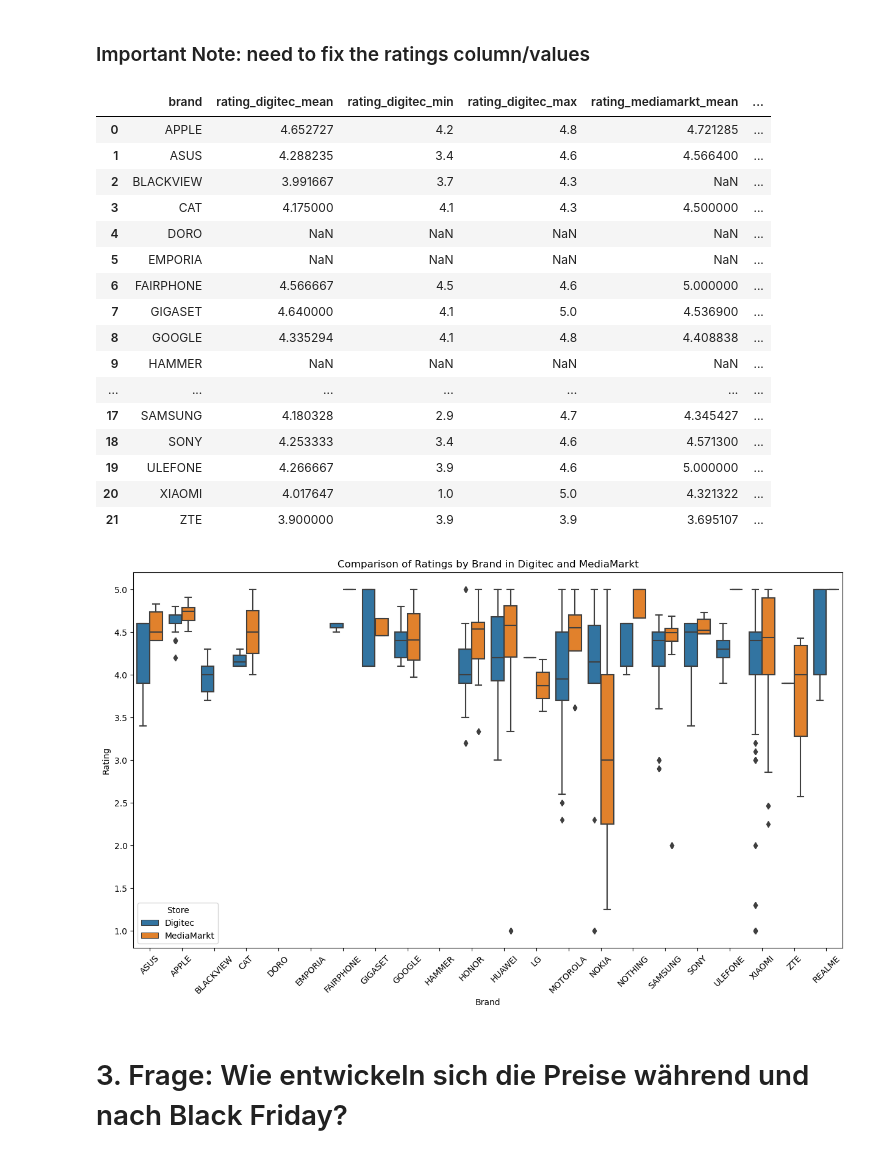
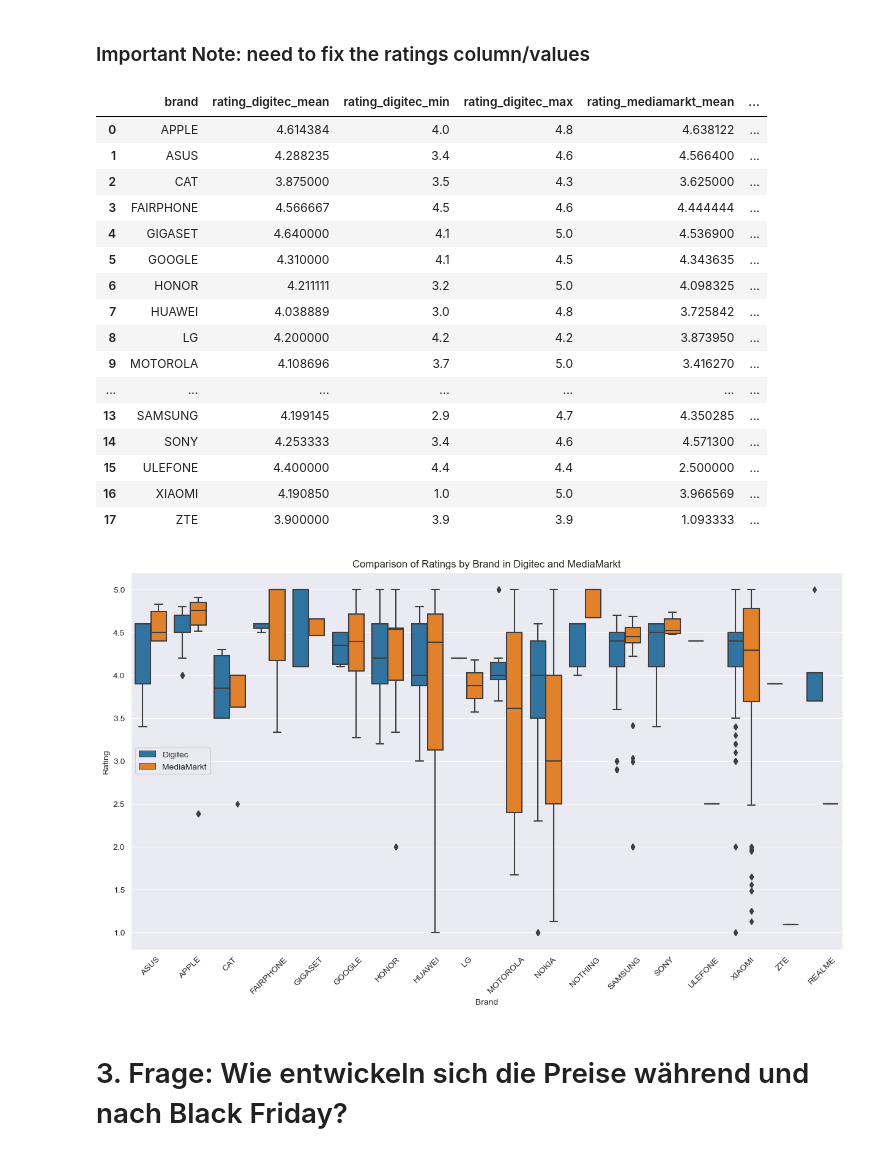
Before and after one commit to rportm/cip_project, a Jupyter notebook: data_analysis.ipynb, the cells around one changed output. Saved outputs shown, nothing was run; the diff lists cells and outputs as text; code cells hidden in the pictures.

Commit message:
black friday analysis changed

```diff
--- a/data_analysis.ipynb
+++ b/data_analysis.ipynb
@@ -91,10 +128,14 @@ Note: need to convert/remove 0 star ratings from mediamarkt ratings
 # %%
 #convert rating to numeric
 df['rating_digitec'] = pd.to_numeric(df['rating_digitec'], errors='coerce')
+
+#drop the rows with 0 star ratings (contain NA in digitect, 0 in mediamarkt)
+df_ratings = df.dropna(subset=['rating_digitec']).copy()
+df_ratings = df_ratings[df_ratings['rating_mediamarkt'] >= 1].copy()
 # %% [markdown]
 ### Important Note: need to fix the ratings column/values
 # %%
-df.groupby(['brand'], as_index=False).aggregate(
+df_ratings.groupby(['brand'], as_index=False).aggregate(
     rating_digitec_mean=('rating_digitec', 'mean'),
     rating_digitec_min=('rating_digitec', 'min'),
     rating_digitec_max=('rating_digitec', 'max'),
@@ -104,50 +145,47 @@ df.groupby(['brand'], as_index=False).aggregate(
 )
 # %% [output]
 |  | brand | rating_digitec_mean | rating_digitec_min | rating_digitec_max | rating_mediamarkt_mean | ... |
-| 0 | APPLE | 4.652727 | 4.2 | 4.8 | 4.721285 | ... |
+| 0 | APPLE | 4.614384 | 4.0 | 4.8 | 4.638122 | ... |
 | 1 | ASUS | 4.288235 | 3.4 | 4.6 | 4.566400 | ... |
-| 2 | BLACKVIEW | 3.991667 | 3.7 | 4.3 | NaN | ... |
-| 3 | CAT | 4.175000 | 4.1 | 4.3 | 4.500000 | ... |
-| 4 | DORO | NaN | NaN | NaN | NaN | ... |
-| 5 | EMPORIA | NaN | NaN | NaN | NaN | ... |
-| 6 | FAIRPHONE | 4.566667 | 4.5 | 4.6 | 5.000000 | ... |
-| 7 | GIGASET | 4.640000 | 4.1 | 5.0 | 4.536900 | ... |
-| 8 | GOOGLE | 4.335294 | 4.1 | 4.8 | 4.408838 | ... |
-| 9 | HAMMER | NaN | NaN | NaN | NaN | ... |
+| 2 | CAT | 3.875000 | 3.5 | 4.3 | 3.625000 | ... |
+| 3 | FAIRPHONE | 4.566667 | 4.5 | 4.6 | 4.444444 | ... |
+| 4 | GIGASET | 4.640000 | 4.1 | 5.0 | 4.536900 | ... |
+| 5 | GOOGLE | 4.310000 | 4.1 | 4.5 | 4.343635 | ... |
+| 6 | HONOR | 4.211111 | 3.2 | 5.0 | 4.098325 | ... |
+| 7 | HUAWEI | 4.038889 | 3.0 | 4.8 | 3.725842 | ... |
+| 8 | LG | 4.200000 | 4.2 | 4.2 | 3.873950 | ... |
+| 9 | MOTOROLA | 4.108696 | 3.7 | 5.0 | 3.416270 | ... |
 | ... | ... | ... | ... | ... | ... | ... |
-| 17 | SAMSUNG | 4.180328 | 2.9 | 4.7 | 4.345427 | ... |
-| 18 | SONY | 4.253333 | 3.4 | 4.6 | 4.571300 | ... |
-| 19 | ULEFONE | 4.266667 | 3.9 | 4.6 | 5.000000 | ... |
-| 20 | XIAOMI | 4.017647 | 1.0 | 5.0 | 4.321322 | ... |
-| 21 | ZTE | 3.900000 | 3.9 | 3.9 | 3.695107 | ... |
+| 13 | SAMSUNG | 4.199145 | 2.9 | 4.7 | 4.350285 | ... |
+| 14 | SONY | 4.253333 | 3.4 | 4.6 | 4.571300 | ... |
+| 15 | ULEFONE | 4.400000 | 4.4 | 4.4 | 2.500000 | ... |
+| 16 | XIAOMI | 4.190850 | 1.0 | 5.0 | 3.966569 | ... |
+| 17 | ZTE | 3.900000 | 3.9 | 3.9 | 1.093333 | ... |
 # %%
-# Converting the rating columns to numeric
-df['rating_digitec'] = pd.to_numeric(df['rating_digitec'], errors='coerce')
-df['rating_mediamarkt'] = pd.to_numeric(df['rating_mediamarkt'], errors='coerce')
-
 # Melting the DataFrame to get a long format suitable for seaborn boxplot
-melted_ratings = df.melt(id_vars=['brand'],
+melted_ratings = df_ratings.melt(id_vars=['brand'],
                                 value_vars=['rating_digitec', 'rating_mediamarkt'],
                                 var_name='Store',
                                 value_name='Rating')
 
 # Replacing the column names for better readability in the plot
 melted_ratings['Store'] = melted_ratings['Store'].replace({'rating_digitec': 'Digitec', 'rating_mediamarkt': 'MediaMarkt'})
 
 # Creating the grouped boxplots
 plt.figure(figsize=(15, 8))
 sns.boxplot(x='brand', y='Rating', hue='Store', data=melted_ratings)
 
 # Enhancing the plot
 plt.title('Comparison of Ratings by Brand in Digitec and MediaMarkt')
 plt.xticks(rotation=45)
 plt.xlabel('Brand')
 plt.ylabel('Rating')
+plt.legend(loc="center left")
 
 # Display the plot
 plt.show()
 # %% [output]
-[figure, old version]
+[figure, new version]
 # %% [markdown]
 # 3. Frage: Wie entwickeln sich die Preise während und nach Black Friday?
 # %%
```
Also changed, not shown: parts of 12 cells of this notebook.
